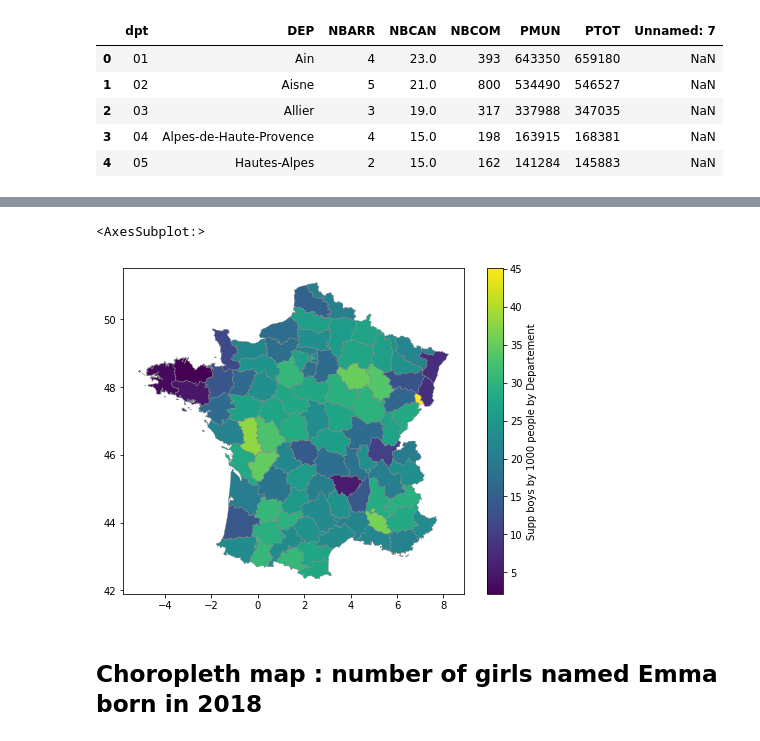
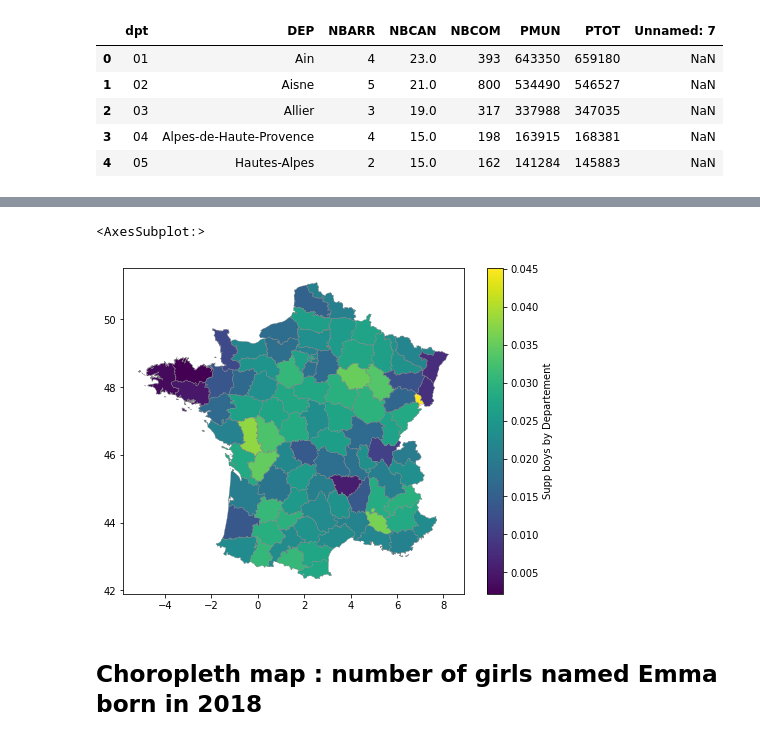
Before and after one commit to NRodriguezAlvar/Python_for_data_Analysis, a Jupyter notebook: Python for Data Analysis TD3.ipynb, the cells around one changed output, grey strips where cells are left out. Saved outputs shown, nothing was run; the diff lists cells and outputs as text; code cells hidden in the pictures.

```diff
--- a/Python for Data Analysis TD3.ipynb
+++ b/Python for Data Analysis TD3.ipynb
@@ -539,7 +540,6 @@ merged.head()
 # %%
 # Merge
 merged['ratio'] = merged['nBoys'] / merged['nGirls']
-merged['ratio_weighted'] = merged['ratio']
 
 fig, ax = plt.subplots(1, figsize=(8, 6))
 
@@ -575,12 +575,12 @@ merged.head()
 # %%
 fig, ax = plt.subplots(1, figsize=(8, 6))
-merged['NbBoysSuppBy1000'] = (merged['nBoys'] - merged['nGirls']) / merged['PTOT'] * 1000
+merged['ecartBoysGirls'] = (merged['nBoys'] - merged['nGirls']) / merged['PTOT']
 
-merged.plot(column="NbBoysSuppBy1000", ax=ax , linewidth=0.3, edgecolor="0.5", legend=True, legend_kwds
-             ={"label": "Supp boys by 1000 people by Departement"})
+merged.plot(column="ecartBoysGirls", ax=ax , linewidth=0.3, edgecolor="0.5", legend=True, legend_kwds
+             ={"label": "Supp boys by Departement"})
 # %% [output]
 <AxesSubplot:>
-[figure, old version]
+[figure, new version]
 # %% [markdown]
 ## Choropleth map : number of girls named Emma born in 2018
 # %%
```
Also changed, not shown: parts of 18 cells of this notebook.
